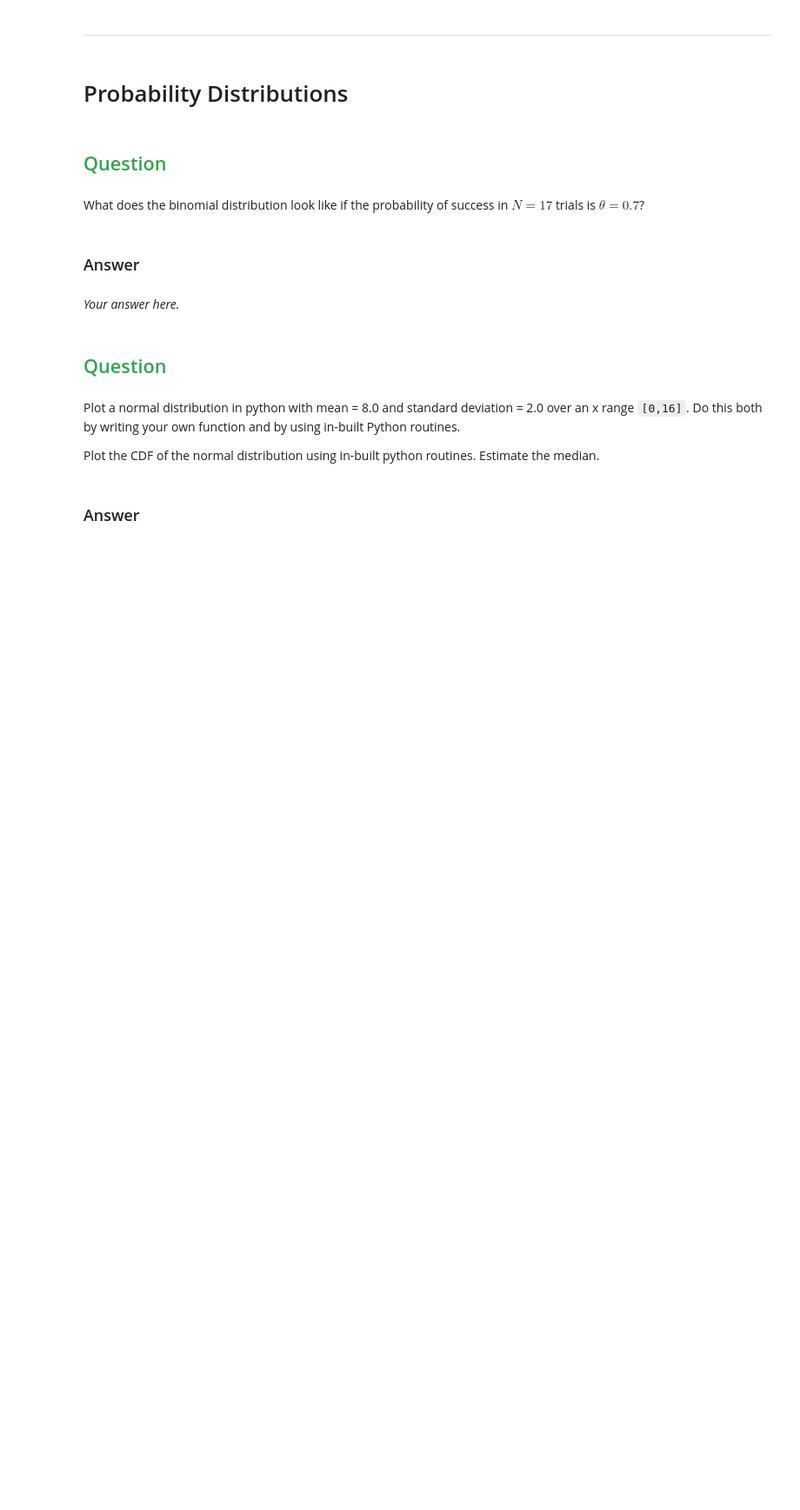
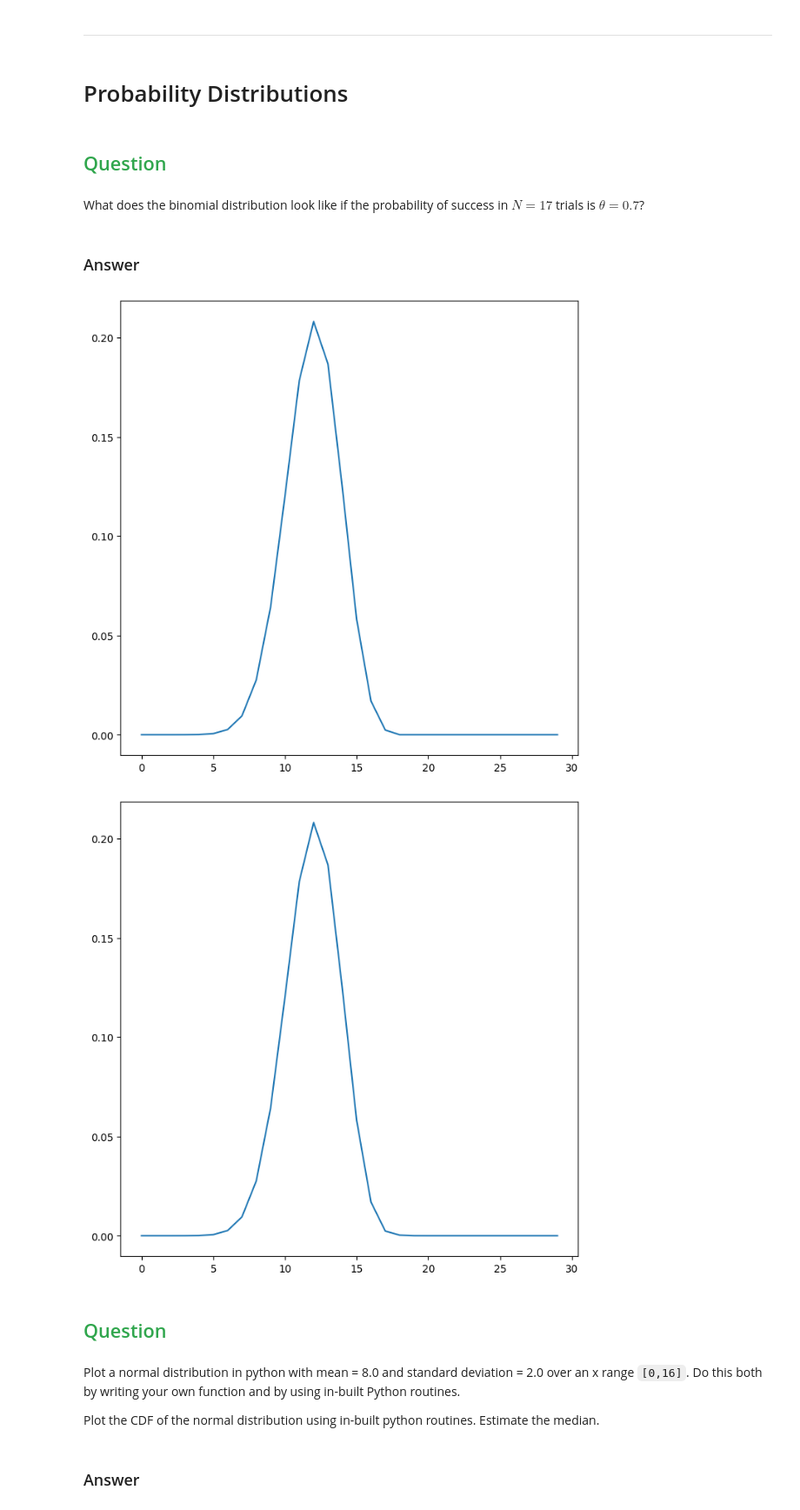
Before and after one commit to thomasarintoul/Data-Analysis-2024, a Jupyter notebook: blended_exercises/Chapter3/Chapter3_yourturn.ipynb, the cells around one changed output. Shown at 87% size. Saved outputs shown, nothing was run; the diff lists cells and outputs as text; code cells hidden in the pictures; blank space fills up the shorter version.

```diff
--- a/blended_exercises/Chapter3/Chapter3_yourturn.ipynb
+++ b/blended_exercises/Chapter3/Chapter3_yourturn.ipynb
@@ -20,0 +23,12 @@ You flip a coin 5 times. Use an appropriate probability function to estimate the
+# %%
+def Binom_Prob(N_successes, N_trials, Prob_success):
+    binom_coeff = math.factorial(N_trials)/(math.factorial(N_successes)*math.factorial(abs(N_trials - N_successes)))
+    return binom_coeff*(Prob_success**N_successes) * (1 - Prob_success)**(N_trials-N_successes)
+
+N_heads = 3
+Trials = 5
+Prob_heads = 0.5
+
+prob_3h = Binom_Prob(N_heads, Trials, Prob_heads)
+
+print("Probability of not getting 3 heads when flipping a coin 5 times = {:.2f}.".format(1-prob_3h))
@@ -28,0 +43,10 @@ The probability that a student is accepted to a prestigious university is 0.3. I
+# %%
+prob_accept = 0.3
+N_application = 5
+N_successful = [0,1,2]
+prob_sum = 0
+
+for i in range(len(N_successful)):
+    prob_sum += Binom_Prob(N_successful[i], N_application, prob_accept)
+
+print("Probability of 2/5 students getting accepted = {:.2f}.".format(prob_sum))
@@ -36,8 +62,30 @@ The probability that a student is accepted to a prestigious university is 0.3. I
 What does the binomial distribution look like if the probability of success in $N=17$ trials is $\theta = 0.7$?
 # %% [markdown]
 ### Answer
-# %% [markdown]
-*Your answer here.*
+# %%
+import matplotlib.pyplot as plt
+from scipy.stats import binom
+
+
+nu1 = np.arange(0,30)
+nu2 = np.arange(0,17)
+n_trials = 17
+prob_theta = 0.7
+
+data = np.zeros(len(nu1))
+for i in range(len(nu1)):
+    data[i] = Binom_Prob(nu1[i], n_trials, prob_theta)
+
+plt.figure(figsize=(8,8))
+plt.plot(nu1,binom.pmf(nu1, n_trials, prob_theta))
+plt.show()
+
+plt.figure(figsize=(8,8))
+plt.plot(nu1,data)
+plt.show()
+# %% [output]
+[figure, added]
+[figure, added]
 # %% [markdown]
 ## <font color=#30a64d> Question </font>
 # %% [markdown]
```
Also changed, not shown: parts of 11 cells of this notebook, 2 other files.
